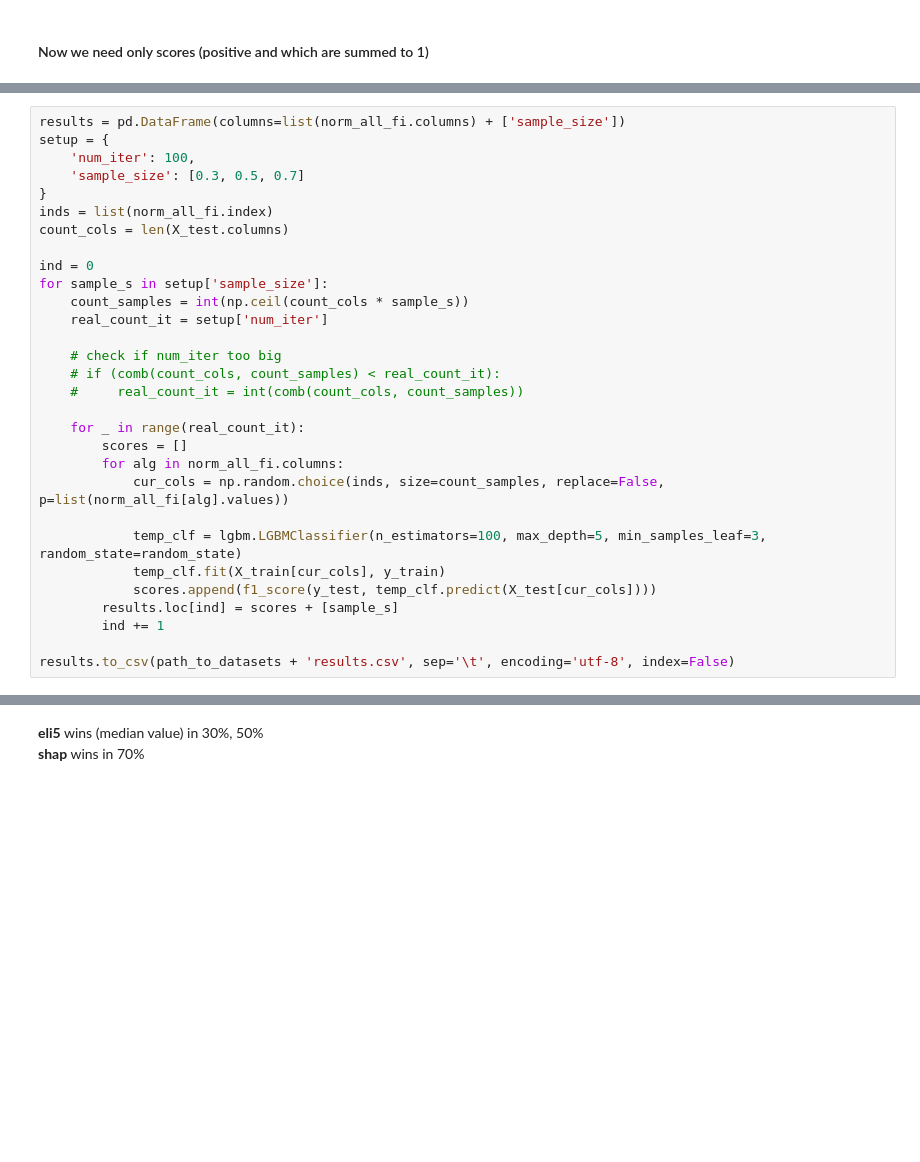
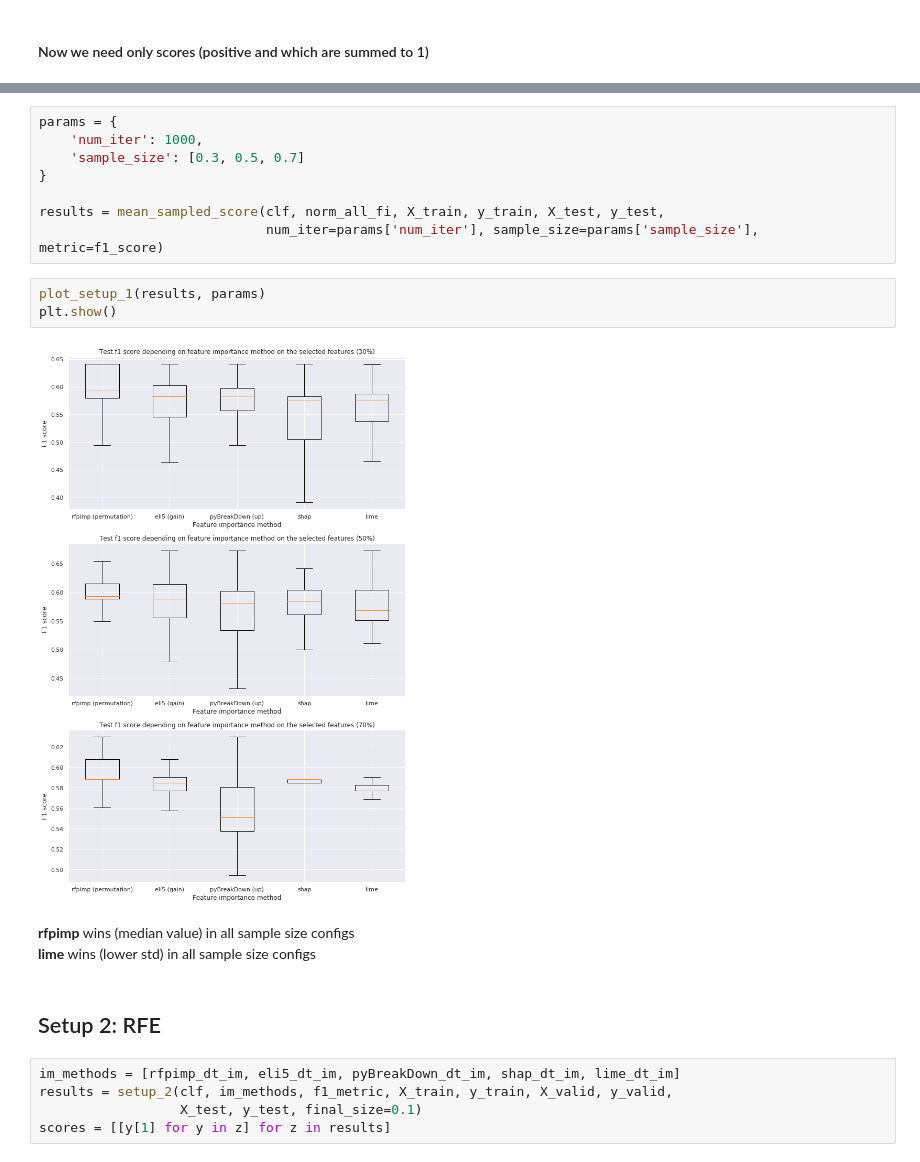
Before and after one commit to MikhailKuz/msu_3course_diary, a Jupyter notebook: experiments/diabets.ipynb, the cells around one changed output, grey strips where cells are left out. Drawn from its saved outputs; the diff is of its cells as text; blank space fills up the shorter version.

```diff
--- a/experiments/diabets.ipynb
+++ b/experiments/diabets.ipynb
@@ -463,33 +843,3 @@ norm_all_fi.to_csv(path_to_datasets + 'norm_all_fi.csv', sep='\t', encoding='utf
 1. Calculate overall feature importance
 2. Sample n percent features according to fi scores
 3. Retrain base model, check metric
-# %%
-results = pd.DataFrame(columns=list(norm_all_fi.columns) + ['sample_size'])
-setup = {
-    'num_iter': 100,
-    'sample_size': [0.3, 0.5, 0.7]
-}
-inds = list(norm_all_fi.index)
-count_cols = len(X_test.columns)
-
-ind = 0
-for sample_s in setup['sample_size']:
-    count_samples = int(np.ceil(count_cols * sample_s))
-    real_count_it = setup['num_iter']
-
-    # check if num_iter too big
-    # if (comb(count_cols, count_samples) < real_count_it):
-    #     real_count_it = int(comb(count_cols, count_samples))
-
-    for _ in range(real_count_it):
-        scores = []
-        for alg in norm_all_fi.columns:
-            cur_cols = np.random.choice(inds, size=count_samples, replace=False, p=list(norm_all_fi[alg].values))
-
-            temp_clf = lgbm.LGBMClassifier(n_estimators=100, max_depth=5, min_samples_leaf=3, random_state=random_state)
-            temp_clf.fit(X_train[cur_cols], y_train)
-            scores.append(f1_score(y_test, temp_clf.predict(X_test[cur_cols])))
-        results.loc[ind] = scores + [sample_s]
-        ind += 1
-
-results.to_csv(path_to_datasets + 'results.csv', sep='\t', encoding='utf-8', index=False)
@@ -514,3 +846,23 @@ plt.show()
+# %%
+params = {
+    'num_iter': 1000,
+    'sample_size': [0.3, 0.5, 0.7]
+}
+
+results = mean_sampled_score(clf, norm_all_fi, X_train, y_train, X_test, y_test,
+                             num_iter=params['num_iter'], sample_size=params['sample_size'], metric=f1_score)
+# %%
+plot_setup_1(results, params)
+plt.show()
+# %% [output]
+[figure, added]
 # %% [markdown]
-**eli5** wins (median value) in 30%, 50%
-**shap** wins in 70%
+**rfpimp** wins (median value) in all sample size configs
+**lime** wins (lower std) in all sample size configs
+# %% [markdown]
+## Setup 2: RFE
+# %%
+im_methods = [rfpimp_dt_im, eli5_dt_im, pyBreakDown_dt_im, shap_dt_im, lime_dt_im]
+results = setup_2(clf, im_methods, f1_metric, X_train, y_train, X_valid, y_valid,
+                  X_test, y_test, final_size=0.1)
+scores = [[y[1] for y in z] for z in results]
```
Also changed, not shown: parts of 32 cells of this notebook.
